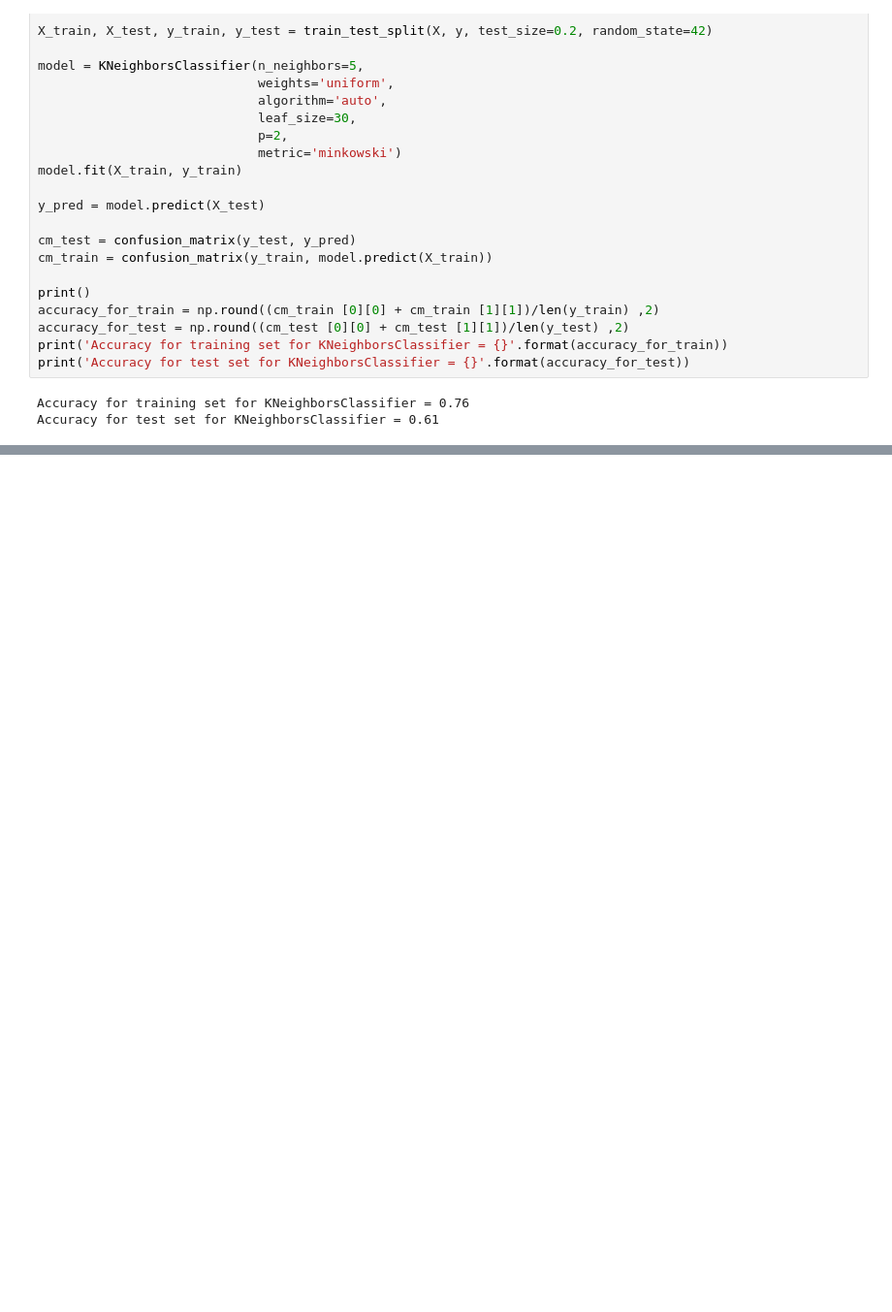
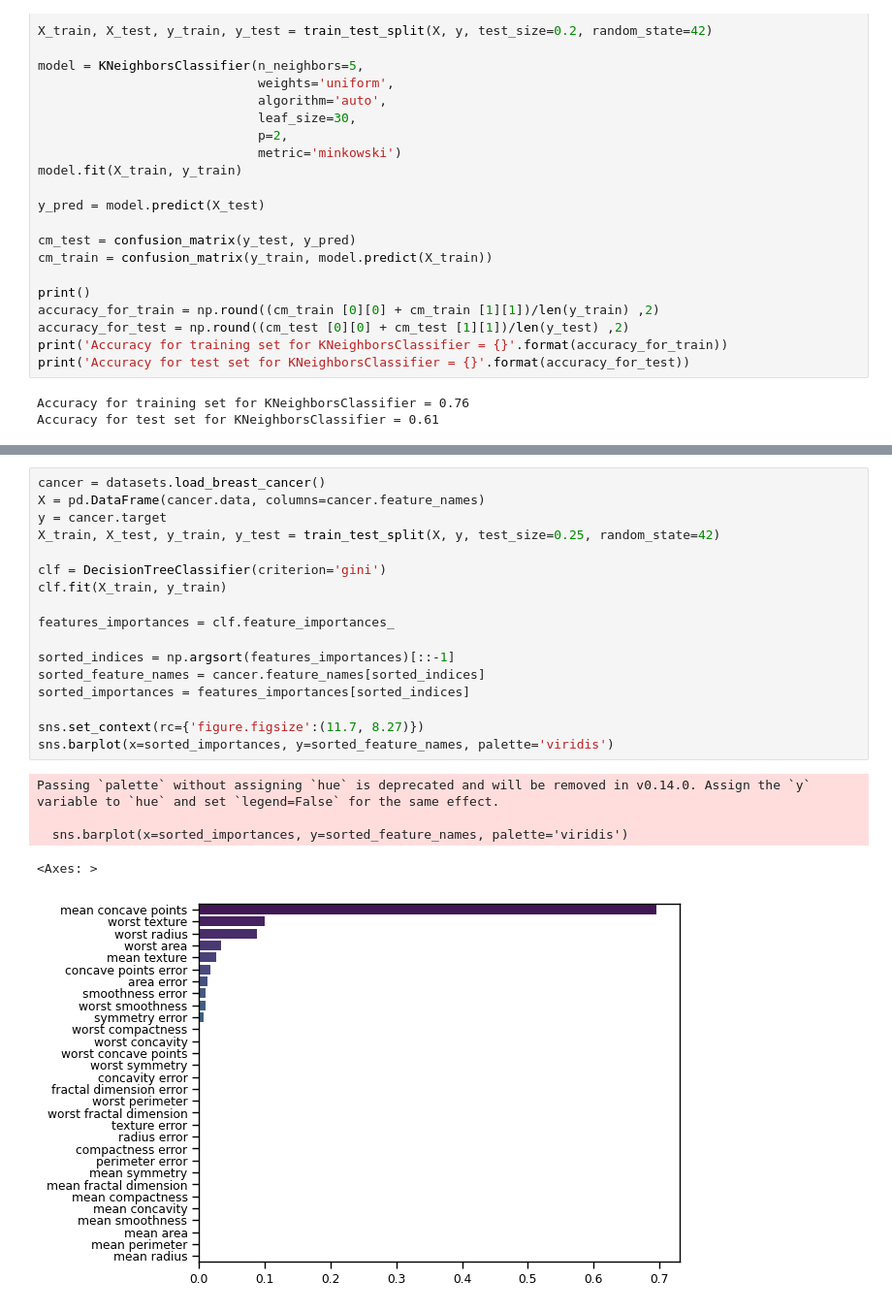
Before and after one commit to Buicongbang04/Heart_Disease_Prediction, a Jupyter notebook: Heart_Disease_Predition.ipynb, the cells around one changed output, grey strips where cells are left out. Shown at 97% size. Drawn from its saved outputs; the diff is of its cells as text; blank space fills up the shorter version.

```diff
--- a/Heart_Disease_Predition.ipynb
+++ b/Heart_Disease_Predition.ipynb
@@ -98,0 +371,23 @@ Accuracy for test set for KNeighborsClassifier = 0.61
+# %%
+cancer = datasets.load_breast_cancer()
+X = pd.DataFrame(cancer.data, columns=cancer.feature_names)
+y = cancer.target
+X_train, X_test, y_train, y_test = train_test_split(X, y, test_size=0.25, random_state=42)
+
+clf = DecisionTreeClassifier(criterion='gini')
+clf.fit(X_train, y_train)
+
+features_importances = clf.feature_importances_
+
+sorted_indices = np.argsort(features_importances)[::-1]
+sorted_feature_names = cancer.feature_names[sorted_indices]
+sorted_importances = features_importances[sorted_indices]
+
+sns.set_context(rc={'figure.figsize':(11.7, 8.27)})
+sns.barplot(x=sorted_importances, y=sorted_feature_names, palette='viridis')
+# %% [output]
+Passing `palette` without assigning `hue` is deprecated and will be removed in v0.14.0. Assign the `y` variable to `hue` and set `legend=False` for the same effect.
+
+  sns.barplot(x=sorted_importances, y=sorted_feature_names, palette='viridis')
+<Axes: >
+[figure, added]
```
Also changed, not shown: parts of 26 cells of this notebook.
